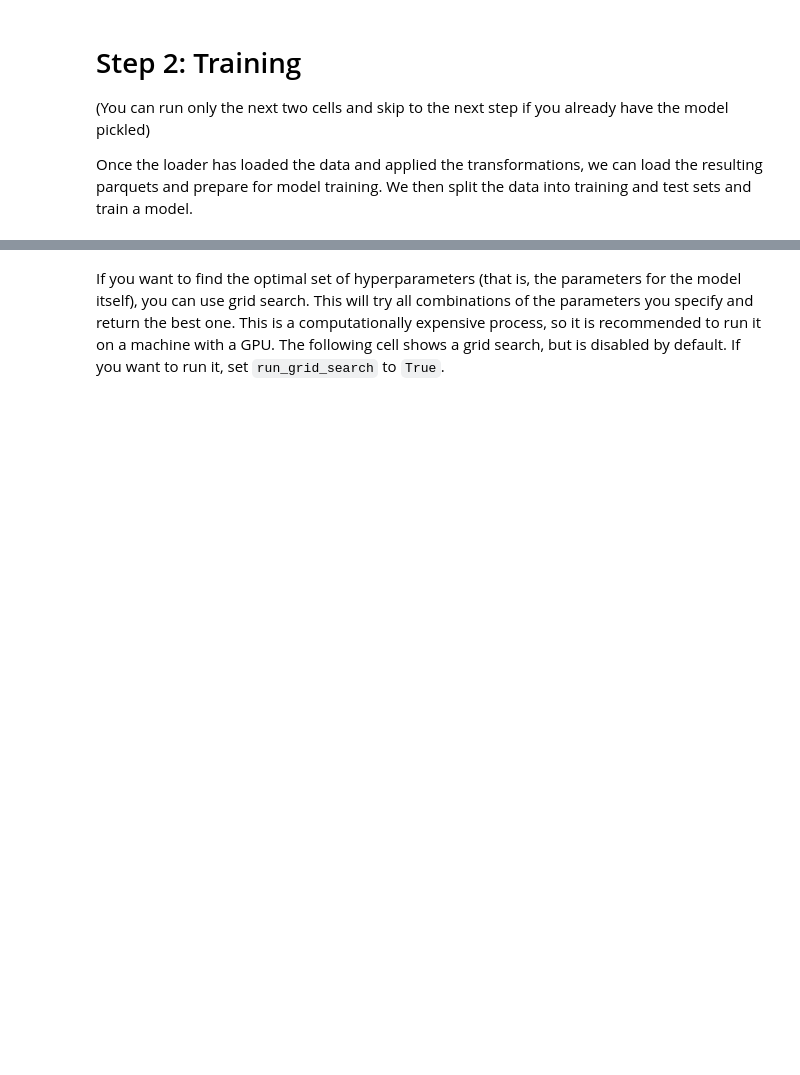
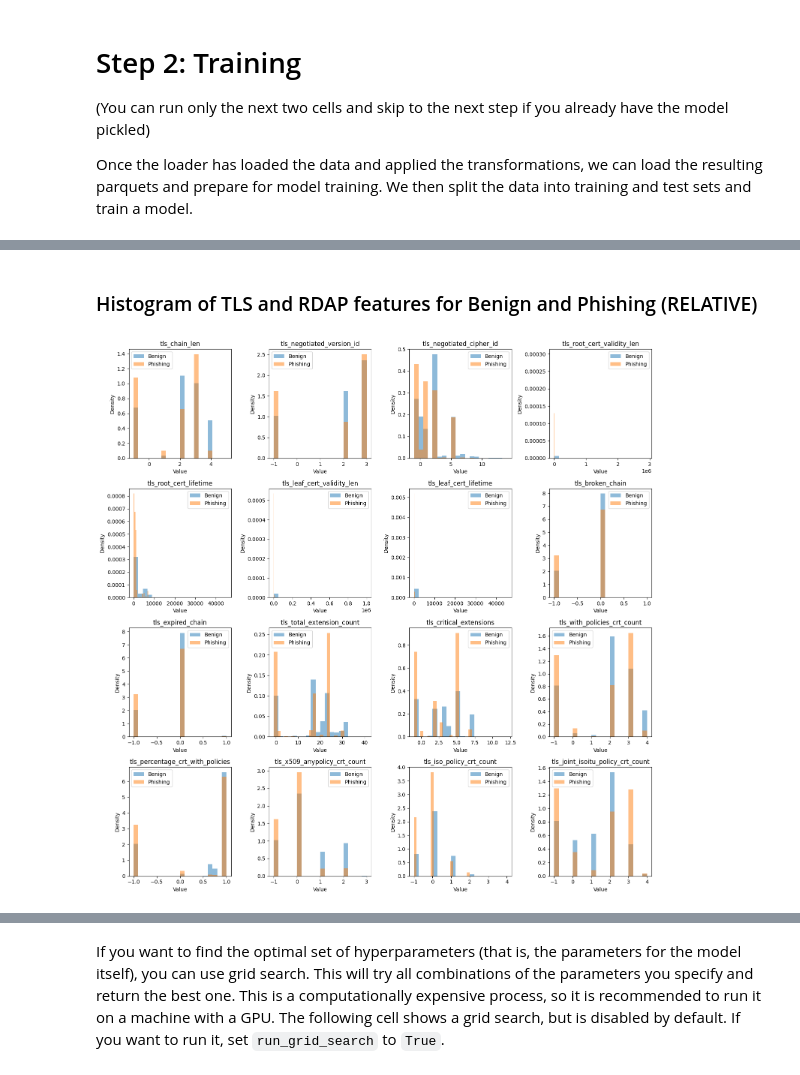
Before and after one commit to OviOvocny/dr-playground, a Jupyter notebook: Playground.ipynb, the cells around one changed output, grey strips where cells are left out. Cells and saved outputs as stored; diff of their text form; code cells hidden in the pictures; blank space fills up the shorter version.

```diff
--- a/Playground.ipynb
+++ b/Playground.ipynb
@@ -74,3 +95,61 @@ df.head()
+# %% [markdown]
+### Histogram of TLS and RDAP features for Benign and Phishing (RELATIVE)
+# %%
+import pyarrow as pa
+import pyarrow.parquet as pq
+import pandas as pd
+import numpy as np
+import matplotlib.pyplot as plt
+
+# Reading final dataset with domains and feature vectors
+data = pq.read_table('floor/benign_cesnet_union_2307.parquet')
+data2 = pq.read_table('floor/phishing_2307.parquet')
+
+# Drop nontraining columns
+from transformers.drop_nontrain import drop_nontrain_table as drop_nontrain
+data = drop_nontrain(data)
+data2 = drop_nontrain(data2)
+
+# Convert to pandas DataFrame
+df1 = data.to_pandas()
+df2 = data2.to_pandas()
+
+# Calculate ratio of benign to phishing for features containing 'tls'
+features_with_tls = [col for col in df1.columns if 'tls' in col]
+
+ratios = {}
+for feature in features_with_tls:
+    benign_count = df1[feature].count()
+    phishing_count = df2[feature].count()
+
+    if phishing_count != 0:
+        ratio = benign_count / phishing_count
+        ratios[feature] = ratio
+
+# Sort features by ratio in descending order
+sorted_features = sorted(ratios, key=ratios.get, reverse=True)[:16]  # Select top 16 features
+
+# Plot histograms for the top 16 features in a 4x4 subplot
+fig, axes = plt.subplots(nrows=4, ncols=4, figsize=(15, 15))
+
+for i, feature in enumerate(sorted_features):
+    ax = axes[i // 4, i % 4]  # Calculate subplot index
+
+    lts_benign = df1[feature].fillna(-1.0)
+    lts_phishing = df2[feature].fillna(-1.0)
+
+    # Plot histograms with bins
+    ax.hist(lts_benign, bins=20, alpha=0.5, label='Benign', density=True)
+    ax.hist(lts_phishing, bins=20, alpha=0.5, label='Phishing', density=True)
+    ax.set_xlabel('Value')
+    ax.set_ylabel('Density')
+    ax.set_title(f'{feature}')
+    ax.legend()
+
+plt.tight_layout()
+plt.show()
+# %% [output]
+[figure, added]
 # %%
 # create train and test sets
 from config import Config
```
Also changed, not shown: parts of 22 cells of this notebook, 35 other files.
